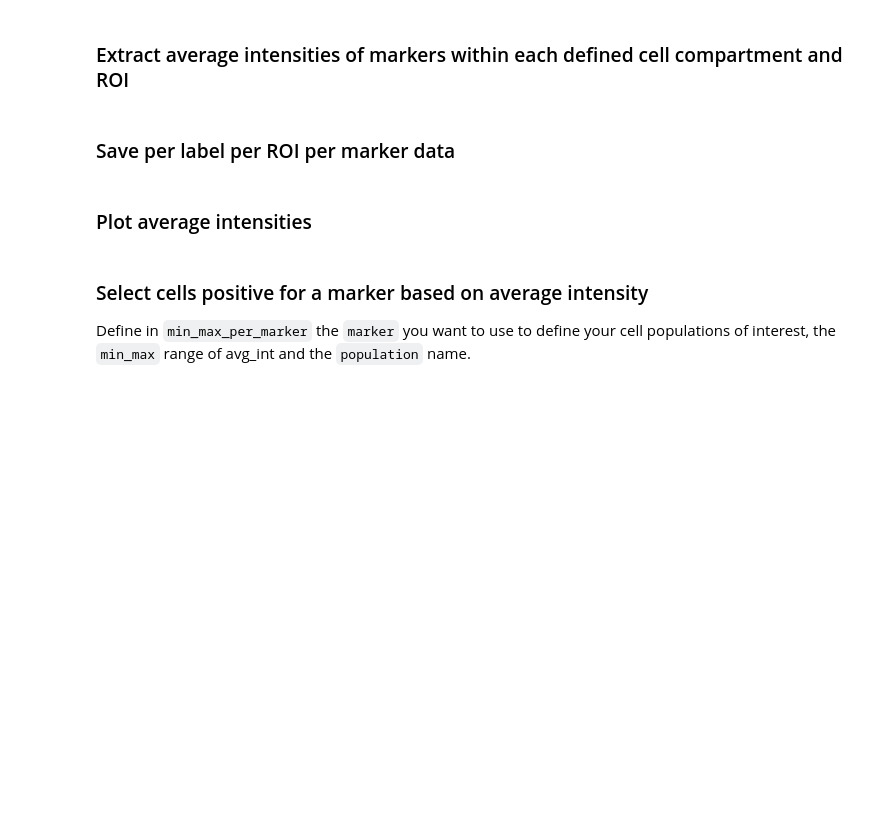
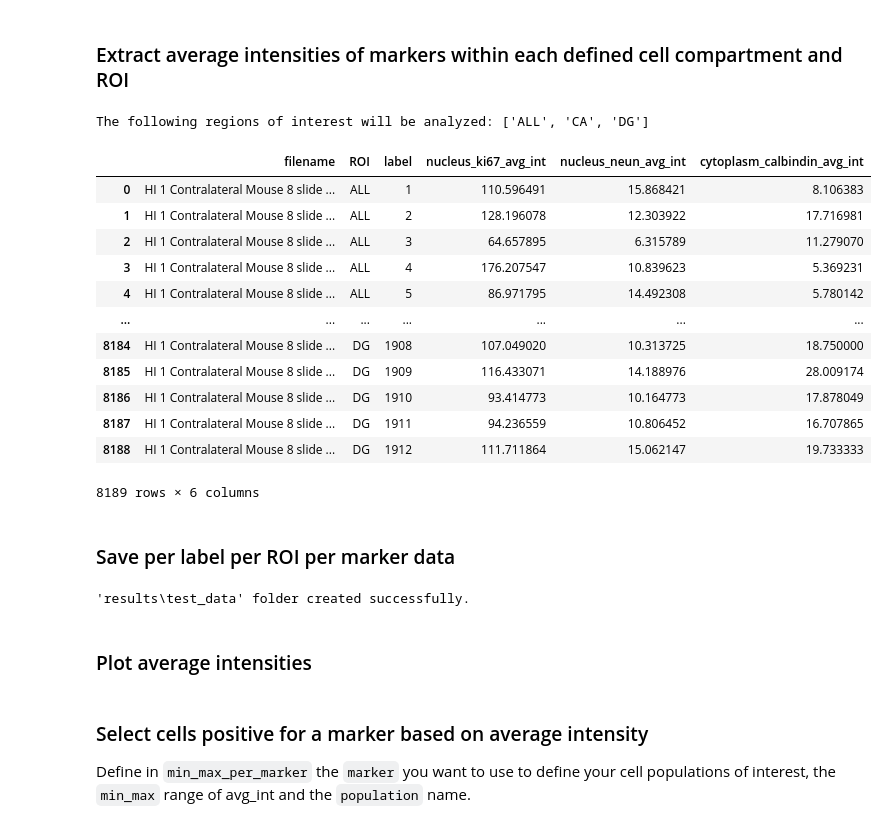
Before and after one commit to adiezsanchez/brain_tissue_nuc_segm, a Jupyter notebook: 000_SP_Avg_Intensity.ipynb, the cells around one changed output. Saved outputs shown, nothing was run; the diff lists cells and outputs as text; code cells hidden in the pictures; blank space fills up the shorter version.

```diff
--- a/000_SP_Avg_Intensity.ipynb
+++ b/000_SP_Avg_Intensity.ipynb
@@ -107,6 +94,22 @@ print(f"The following regions of interest will be analyzed: {roi_names}")
 # %% [markdown]
 <h3>Extract average intensities of markers within each defined cell compartment and ROI</h3>
 # %%
+# Construct ROI and nuclei predictions paths from directory_path above
+roi_path = directory_path / "ROIs"
+nuclei_preds_path =  directory_path / "nuclei_preds"
+
+# Extract the experiment name from the data directory path
+experiment_id = directory_path.name
+
+# List of subfolder names
+try:
+    roi_names = [folder.name for folder in roi_path.iterdir() if folder.is_dir()]
+
+except FileNotFoundError:
+    roi_names = ["full_image"]
+
+print(f"The following regions of interest will be analyzed: {roi_names}")
+
 # Initialize an empty list to hold the extracted dataframes on a per ROI basis
 per_roi_props = []
 
@@ -200,38 +203,53 @@ for roi_name in tqdm(roi_names):
                                 properties=["label", "intensity_mean"])
 
 
         # Convert to dataframe
         props_df = pd.DataFrame(props)
 
         # Rename intensity_mean column to indicate the specific image
         props_df.rename(columns={"intensity_mean": f"{location}_{channel_name}_avg_int"}, inplace=True)
 
         # Append each props_df to props_list
         props_list.append(props_df)
 
         # Initialize the df with the first df in the list
         props_df = props_list[0]
         # Start looping from the second df in the list
         for df in props_list[1:]:
             props_df = props_df.merge(df, on="label")
 
     # Add each key-value pair from descriptor_dict to props_df at the specified position
     insertion_position = 0
     for key, value in descriptor_dict.items():
         props_df.insert(insertion_position, key, value)
         insertion_position += 1  # Increment position to maintain the order of keys in descriptor_dict
 
     # Append each props_df to props_list
     per_roi_props.append(props_df)
 
 final_df = pd.concat(per_roi_props, ignore_index=True)
 
 final_df
+# %% [output]
+The following regions of interest will be analyzed: ['ALL', 'CA', 'DG']
+|  | filename | ROI | label | nucleus_ki67_avg_int | nucleus_neun_avg_int | cytoplasm_calbindin_avg_int |
+| 0 | HI 1 Contralateral Mouse 8 slide ... | ALL | 1 | 110.596491 | 15.868421 | 8.106383 |
+| 1 | HI 1 Contralateral Mouse 8 slide ... | ALL | 2 | 128.196078 | 12.303922 | 17.716981 |
+| 2 | HI 1 Contralateral Mouse 8 slide ... | ALL | 3 | 64.657895 | 6.315789 | 11.279070 |
+| 3 | HI 1 Contralateral Mouse 8 slide ... | ALL | 4 | 176.207547 | 10.839623 | 5.369231 |
+| 4 | HI 1 Contralateral Mouse 8 slide ... | ALL | 5 | 86.971795 | 14.492308 | 5.780142 |
+| ... | ... | ... | ... | ... | ... | ... |
+| 8184 | HI 1 Contralateral Mouse 8 slide ... | DG | 1908 | 107.049020 | 10.313725 | 18.750000 |
+| 8185 | HI 1 Contralateral Mouse 8 slide ... | DG | 1909 | 116.433071 | 14.188976 | 28.009174 |
+| 8186 | HI 1 Contralateral Mouse 8 slide ... | DG | 1910 | 93.414773 | 10.164773 | 17.878049 |
+| 8187 | HI 1 Contralateral Mouse 8 slide ... | DG | 1911 | 94.236559 | 10.806452 | 16.707865 |
+| 8188 | HI 1 Contralateral Mouse 8 slide ... | DG | 1912 | 111.711864 | 15.062147 | 19.733333 |
+8189 rows × 6 columns
 # %% [markdown]
 <h3>Save per label per ROI per marker data</h3>
 # %%
 # Create a 'results' folder in the root directory
-results_folder = 'results'
+results_folder = Path("results") / experiment_id
 
 try:
     os.makedirs(results_folder)
@@ -240,7 +258,9 @@ except FileExistsError:
     print(f"'{results_folder}' folder already exists.")
 
 # Save the df containing per_label results into a CSV file
-final_df.to_csv(f'./results/{filename}_per_label.csv')
+final_df.to_csv(results_folder / f'{filename}_per_label.csv')
+# %% [output]
+'results\test_data' folder created successfully.
 # %% [markdown]
 <h3>Plot average intensities</h3>
 # %%
```
Also changed, not shown: parts of 6 cells of this notebook, 2 other files.
